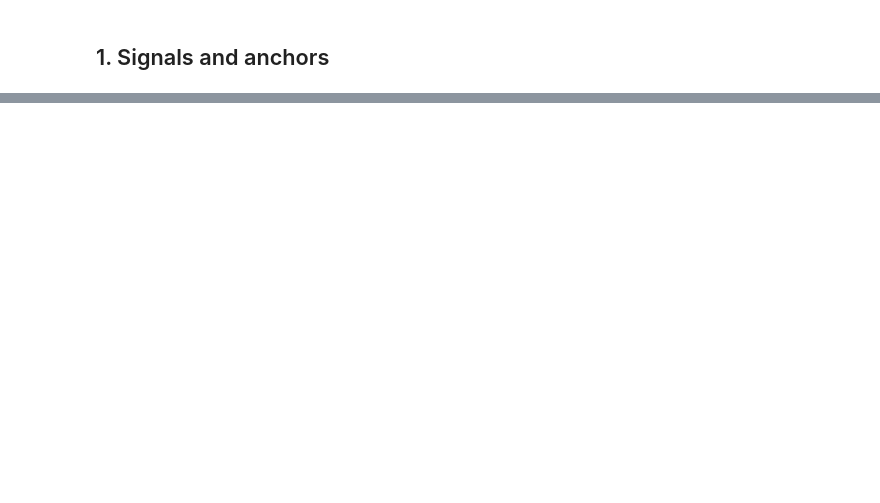
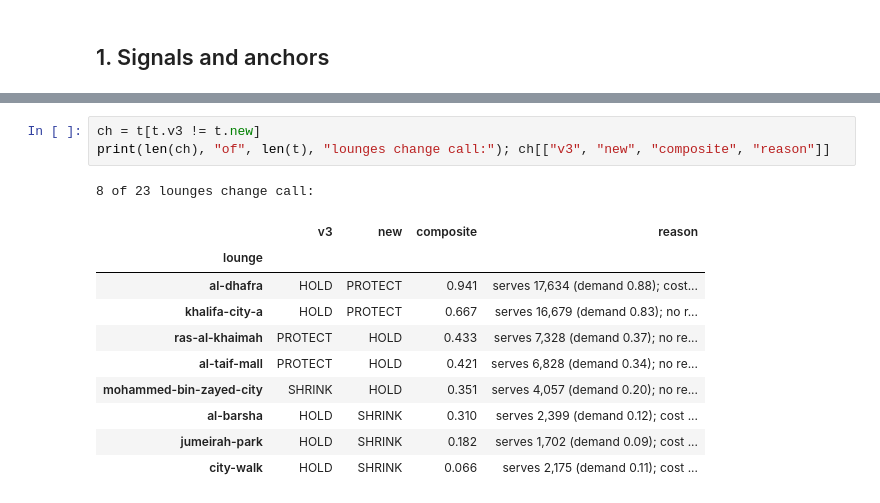
Before and after one commit to thenomadlad/2pz-ai-case-study, a Jupyter notebook: notebooks/scorecard.ipynb, the cells around one changed output, grey strips where cells are left out. Drawn from its saved outputs; the diff is of its cells as text; blank space fills up the shorter version.

```diff
--- a/notebooks/scorecard.ipynb
+++ b/notebooks/scorecard.ipynb
@@ -68,0 +78,15 @@ SHRINK      1        0       4
+# %%
+ch = t[t.v3 != t.new]
+print(len(ch), "of", len(t), "lounges change call:"); ch[["v3", "new", "composite", "reason"]]
+# %% [output]
+8 of 23 lounges change call:
+|  | v3 | new | composite | reason |
+| lounge |  |  |  |  |
+| al-dhafra | HOLD | PROTECT | 0.941 | serves 17,634 (demand 0.88); cost... |
+| khalifa-city-a | HOLD | PROTECT | 0.667 | serves 16,679 (demand 0.83); no r... |
+| ras-al-khaimah | PROTECT | HOLD | 0.433 | serves 7,328 (demand 0.37); no re... |
+| al-taif-mall | PROTECT | HOLD | 0.421 | serves 6,828 (demand 0.34); no re... |
+| mohammed-bin-zayed-city | SHRINK | HOLD | 0.351 | serves 4,057 (demand 0.20); no re... |
+| al-barsha | HOLD | SHRINK | 0.310 | serves 2,399 (demand 0.12); cost ... |
+| jumeirah-park | HOLD | SHRINK | 0.182 | serves 1,702 (demand 0.09); cost ... |
+| city-walk | HOLD | SHRINK | 0.066 | serves 2,175 (demand 0.11); cost ... |
```
Also changed, not shown: parts of 14 cells of this notebook, 3 other files.
